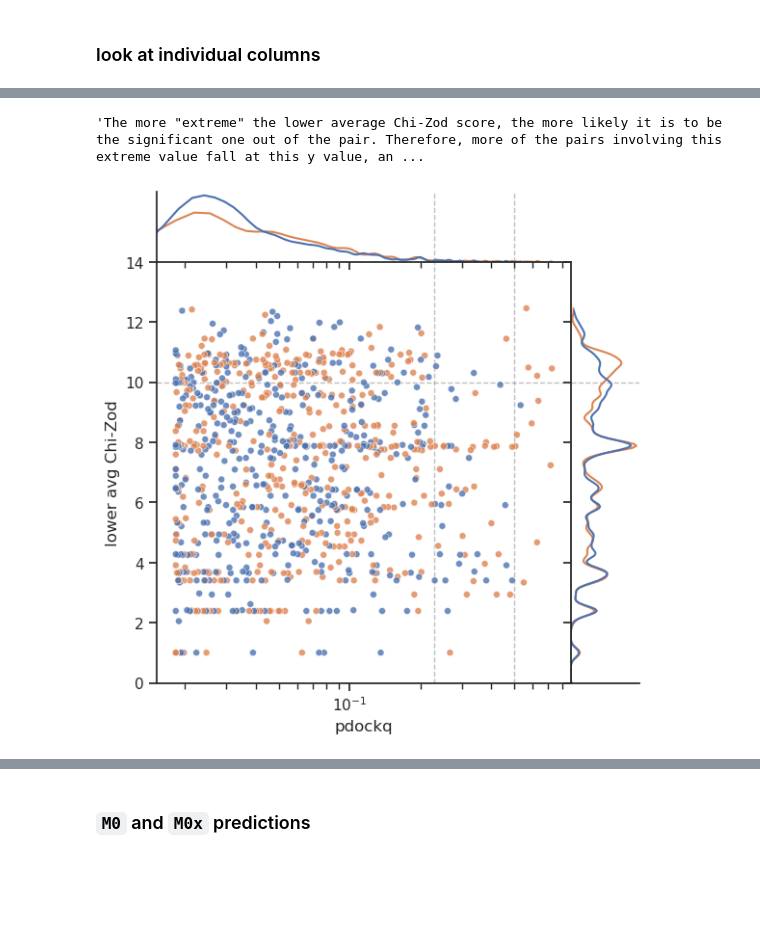
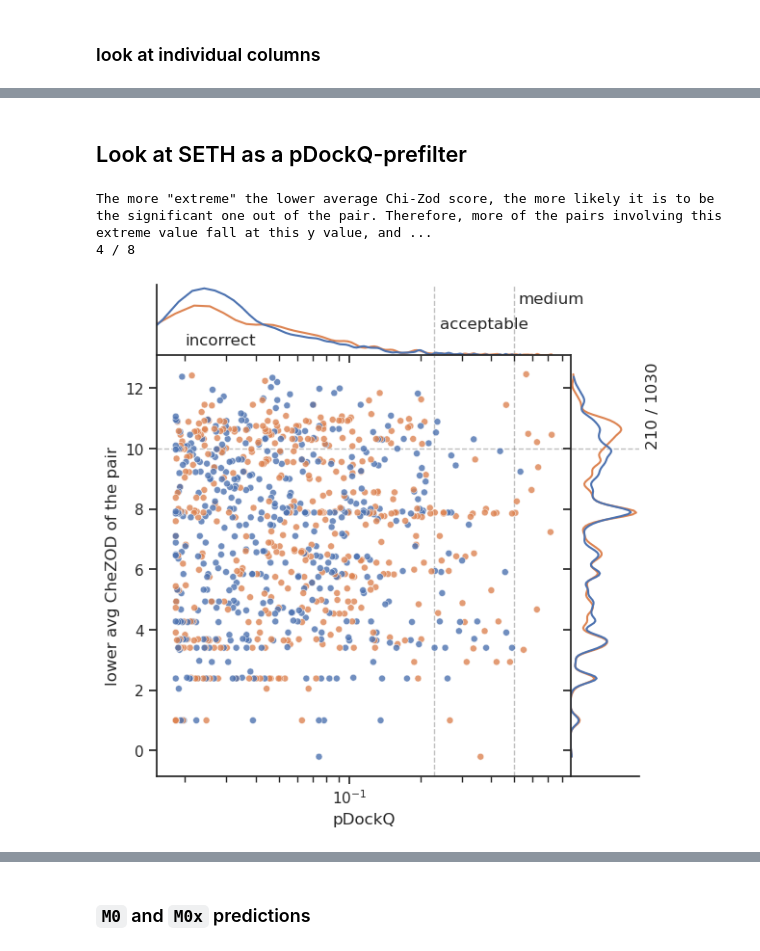
Before and after one commit to lkndl/ppi, a Jupyter notebook: colabfold/colabfold_eval.ipynb, the cells around one changed output, grey strips where cells are left out. Saved outputs shown, nothing was run; the diff lists cells and outputs as text; code cells hidden in the pictures; blank space fills up the shorter version.

```diff
--- a/colabfold/colabfold_eval.ipynb
+++ b/colabfold/colabfold_eval.ipynb
@@ -230,0 +256,4 @@ df.loc[df.pdockq > .5]
+# %%
+capris = ['incorrect', 'acceptable', 'medium', 'high']
+df['capri'] = df.pdockq.apply(lambda pq: 'incorrect' if pq < .23 else 'acceptable' if pq < .5 else 'medium' if pq < .8 else 'high')
+df.head()
@@ -302,34 +417,61 @@ sn.set(yscale='log', xscale='log')
+# %% [markdown]
+## Look at SETH as a pDockQ-prefilter
 # %%
+import matplotlib.transforms as transforms
+
 g = sns.JointGrid(data=df,
                   x='pdockq', y='zc',
                   hue='label',
                   marginal_ticks=True, height=2 * h,
                   space=0, ratio=6,
                   )
 g.plot_joint(sns.scatterplot, legend=False,
              s=25, alpha=.8, rasterized=True,
              )
 # g.plot_marginals(sns.histplot, multiple='fill')
 g.plot_marginals(sns.kdeplot, warn_singular=False,
                  cut=0,
                  # multiple='fill',
                  bw_adjust=.2,
                  )
 g.ax_marg_x.set(yticks=[])
 g.ax_marg_y.set(xticks=[])
 
+trans = transforms.blended_transform_factory(
+    g.ax_marg_x.transData, g.ax_marg_x.transAxes)
+g.ax_marg_x.text(.02, .1, 'incorrect',
+                 ha='left', va='bottom', transform=trans)
+g.ax_marg_x.text(.23 * 1.05, .45, 'acceptable',
+                 ha='left', va='center', transform=trans)
+g.ax_marg_x.text(.5 * 1.05, .9, 'medium',
+                 ha='left', va='top', transform=trans)
+
 g.ax_joint.set(  # xlim=(ratio - 4, ratio + 4),
-    ylim=(0, 14),
+    # ylim=(0, 14),
     # xlim=(.23, None),
-    ylabel='lower avg Chi-Zod',
+    ylabel='lower avg CheZOD of the pair',
+    xlabel='pDockQ',
     xscale='log', yscale='linear',
 )
 
 g.refline(x=.23, lw=1, alpha=.5, zorder=0)
 g.refline(x=.5, lw=1, alpha=.5, zorder=0)
-g.refline(y=10, lw=1, alpha=.5, zorder=0)
-'The more "extreme" the lower average Chi-Zod score, the more likely it is to be the significant one out of the pair. Therefore, more of the pairs involving this extreme value fall at this y value, and horizontal lines appear more and more the lower we go in the graph.'
+# g.refline(y=10, lw=1, alpha=.5, zorder=0)
+
+thr = 10
+g.refline(y=thr, lw=1, alpha=.5, zorder=0)
+ll = len(df.loc[df.zc >= thr])
+trans = transforms.blended_transform_factory(
+    g.ax_marg_y.transAxes, g.ax_marg_y.transData)
+g.ax_marg_y.text(1.1, thr, f'{ll} / {len(df)}',
+                 ha='left', va='bottom',
+                 rotation=90,
+                 transform=trans)
+
+g.savefig('plots/chezod.pdf', dpi=300)
+print(f'The more "extreme" the lower average Chi-Zod score, the more likely it is to be the significant one out of the pair. Therefore, more of the pairs involving this extreme value fall at this y value, and horizontal lines appear more and more the lower we go in the graph. \n{len(df.loc[(df.zc > thr) & (df.pdockq > .5)])} / {len(df.loc[(df.zc > thr) & (df.pdockq > .23)])}')
 # %% [output]
-'The more "extreme" the lower average Chi-Zod score, the more likely it is to be the significant one out of the pair. Therefore, more of the pairs involving this extreme value fall at this y value, an ...
+The more "extreme" the lower average Chi-Zod score, the more likely it is to be the significant one out of the pair. Therefore, more of the pairs involving this extreme value fall at this y value, and ...
+4 / 8
-[figure, old version]
+[figure, new version]
 # %%
```
Also changed, not shown: parts of 22 cells of this notebook, 1 other file.
